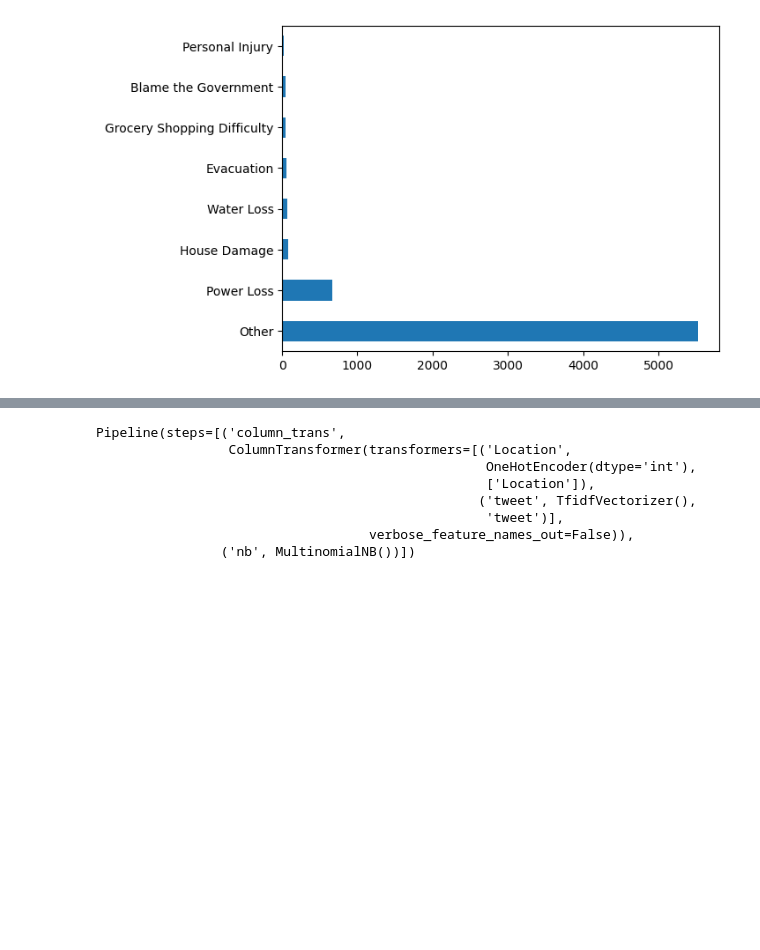
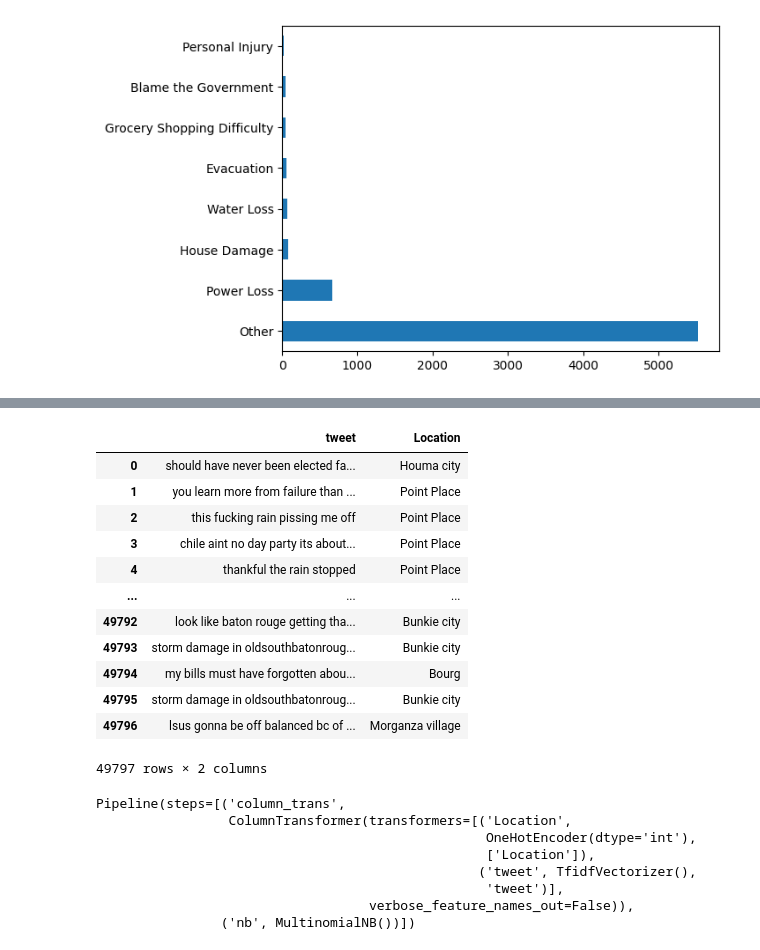
Before and after one commit to sulphuricacid/cnst_prj, a Jupyter notebook: multivariate.ipynb, the cells around one changed output, grey strips where cells are left out. Saved outputs shown, nothing was run; the diff lists cells and outputs as text; code cells hidden in the pictures; blank space fills up the shorter version.

```diff
--- a/multivariate.ipynb
+++ b/multivariate.ipynb
@@ -90 +80,17 @@ tokenizer = spe()
+# %%
+X_resampled
+# %% [output]
+|  | tweet | Location |
+| 0 | should have never been elected fa... | Houma city |
+| 1 | you learn more from failure than ... | Point Place |
+| 2 | this fucking rain pissing me off | Point Place |
+| 3 | chile aint no day party its about... | Point Place |
+| 4 | thankful the rain stopped | Point Place |
+| ... | ... | ... |
+| 49792 | look like baton rouge getting tha... | Bunkie city |
+| 49793 | storm damage in oldsouthbatonroug... | Bunkie city |
+| 49794 | my bills must have forgotten abou... | Bourg |
+| 49795 | storm damage in oldsouthbatonroug... | Bunkie city |
+| 49796 | lsus gonna be off balanced bc of ... | Morganza village |
+49797 rows × 2 columns
 # %%
```
Also changed, not shown: parts of 13 cells of this notebook, 18 other files.
